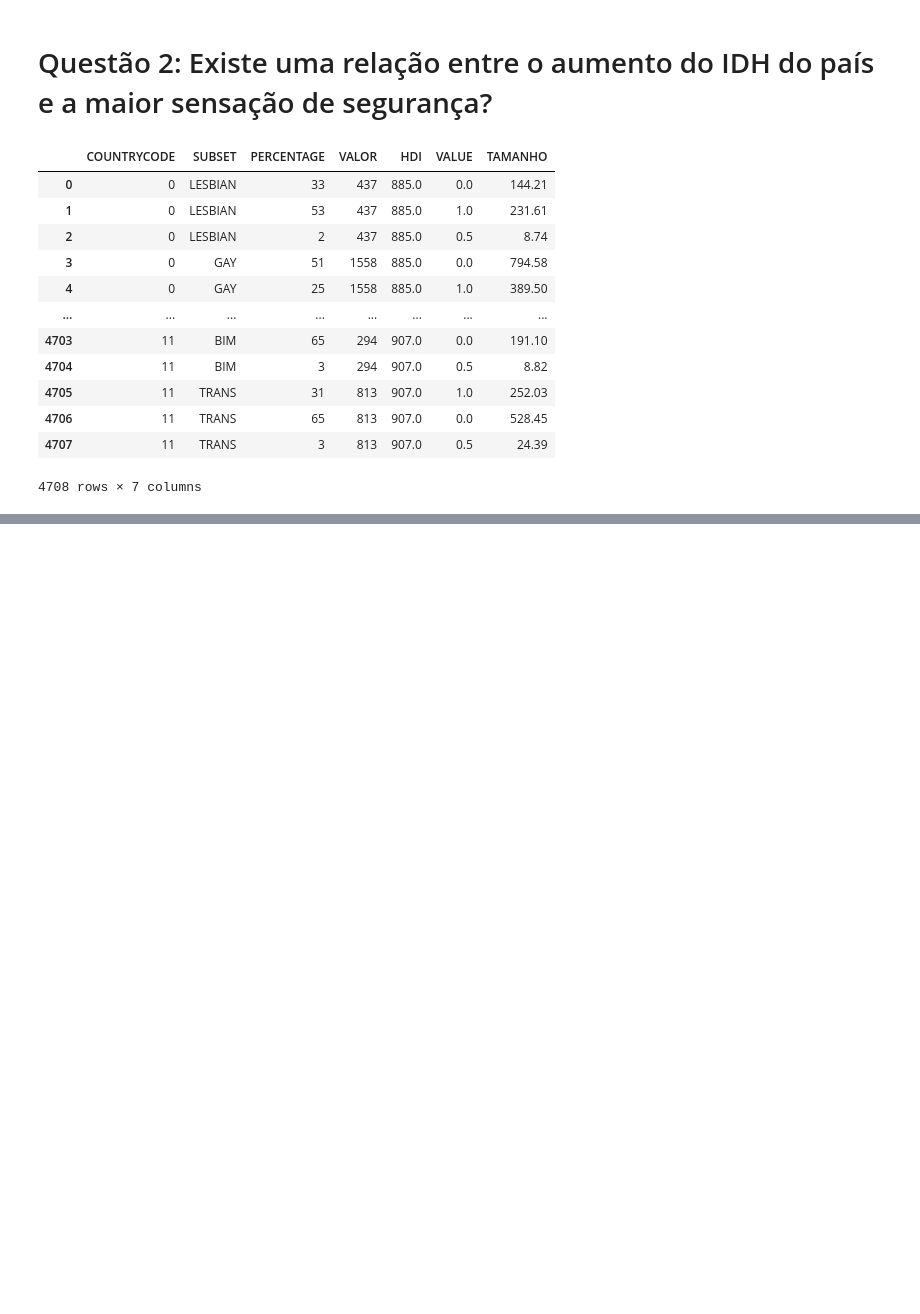
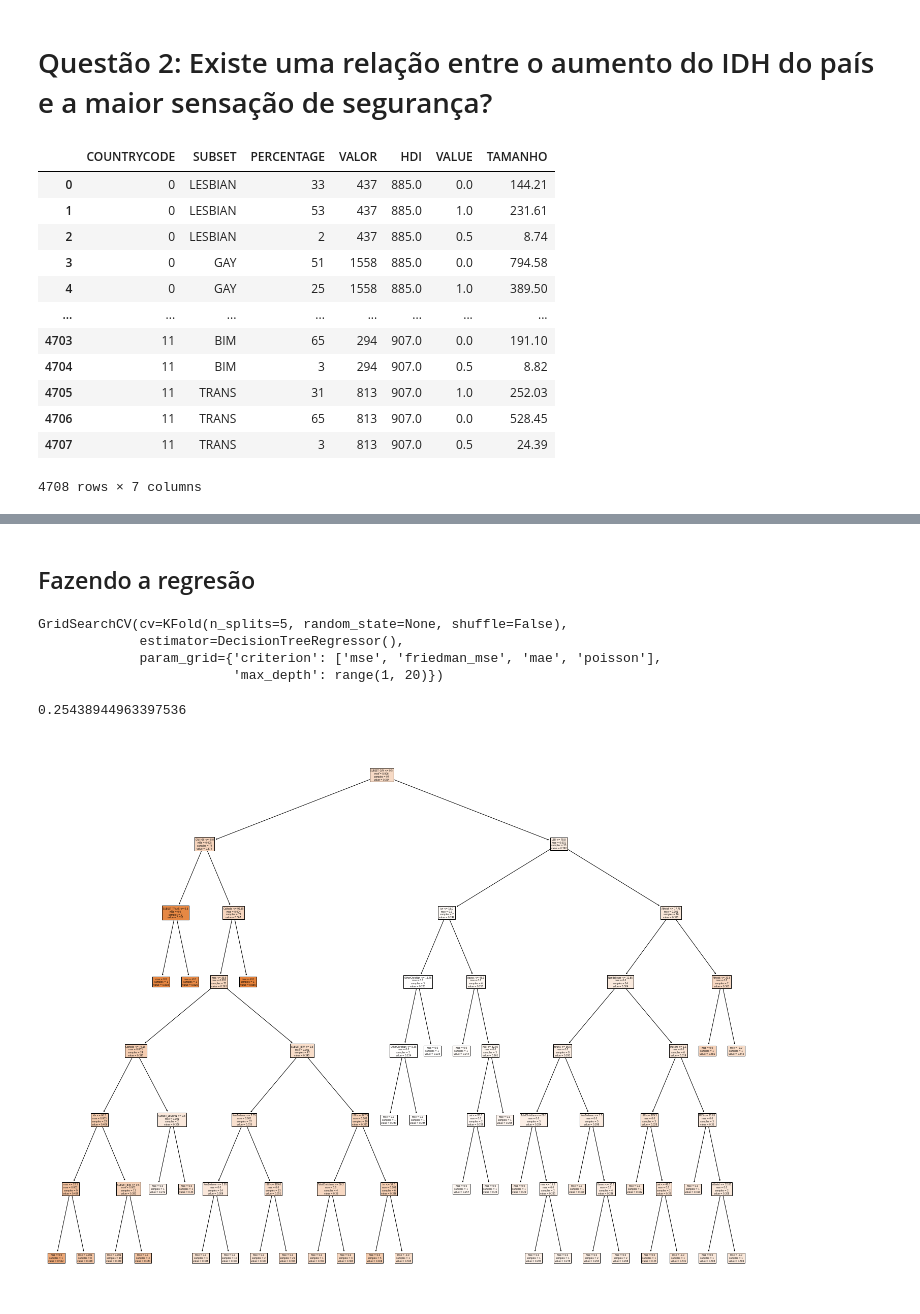
Before and after one commit to FranciscoNevesT/Trabalho-ICD, a Jupyter notebook: Francisco.ipynb, the cells around one changed output, grey strips where cells are left out. Saved outputs shown, nothing was run; the diff lists cells and outputs as text; code cells hidden in the pictures; blank space fills up the shorter version.

```diff
--- a/Francisco.ipynb
+++ b/Francisco.ipynb
@@ -144,0 +393,2 @@ f.close()
+# %% [markdown]
+## Fazendo a regresão
@@ -144,0 +409,30 @@ f.close()
+# %%
+X = df_final.drop("VALUE",1)
+y = df_final["VALUE"]
+# %%
+X,X_test,y,y_test = train_test_split(X,y)
+# %%
+para = range(1,20,1)
+parameters = {"criterion": ["mse", "friedman_mse", "mae", "poisson"],
+             "max_depth": para}
+svs = DecisionTreeRegressor()
+cv = KFold(n_splits=5)
+clf = GridSearchCV(svs,parameters,cv = cv)
+# %%
+clf.fit(X,y)
+# %% [output]
+GridSearchCV(cv=KFold(n_splits=5, random_state=None, shuffle=False),
+             estimator=DecisionTreeRegressor(),
+             param_grid={'criterion': ['mse', 'friedman_mse', 'mae', 'poisson'],
+                         'max_depth': range(1, 20)})
+# %%
+clf.score(X_test,y_test)
+# %% [output]
+0.25438944963397536
+# %%
+ig = plt.figure(figsize=(25,20))
+_ = tree.plot_tree(clf.best_estimator_,
+                   feature_names= X.columns,
+                   filled=True)
+# %% [output]
+[figure, added]
```
Also changed, not shown: parts of 23 cells of this notebook, 3 other files.
